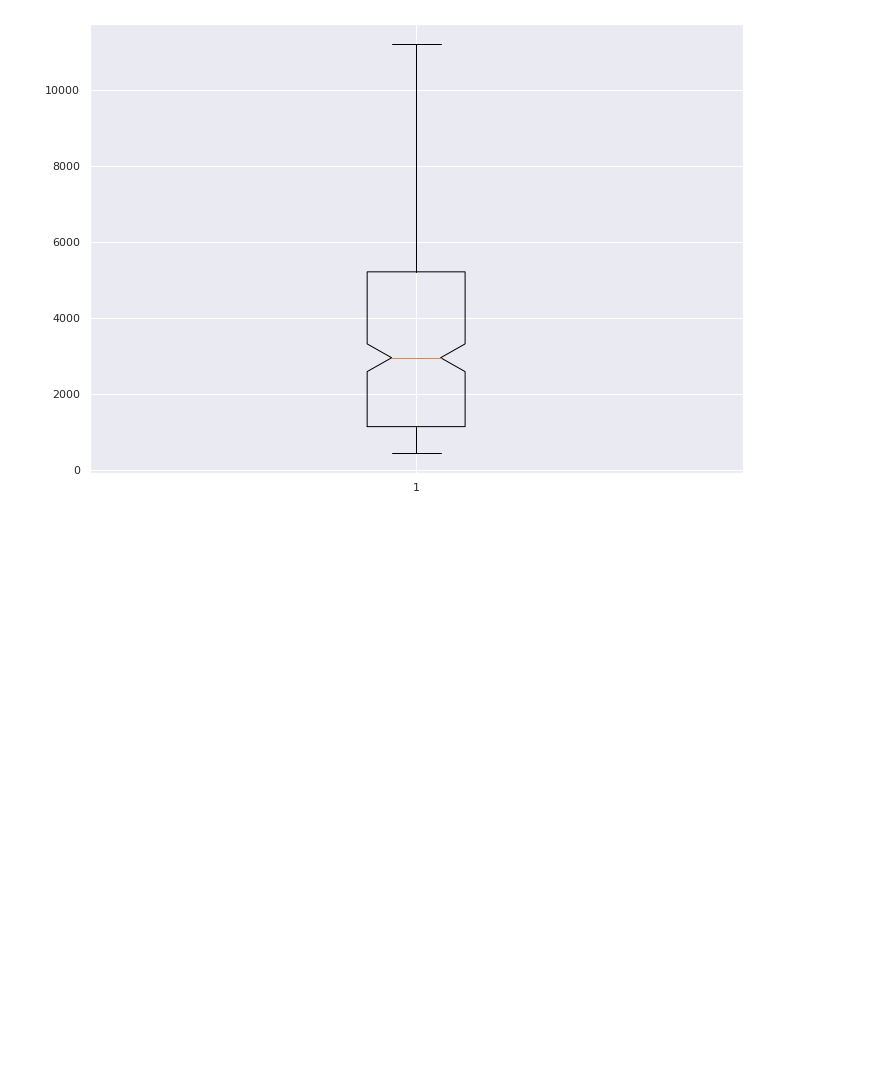
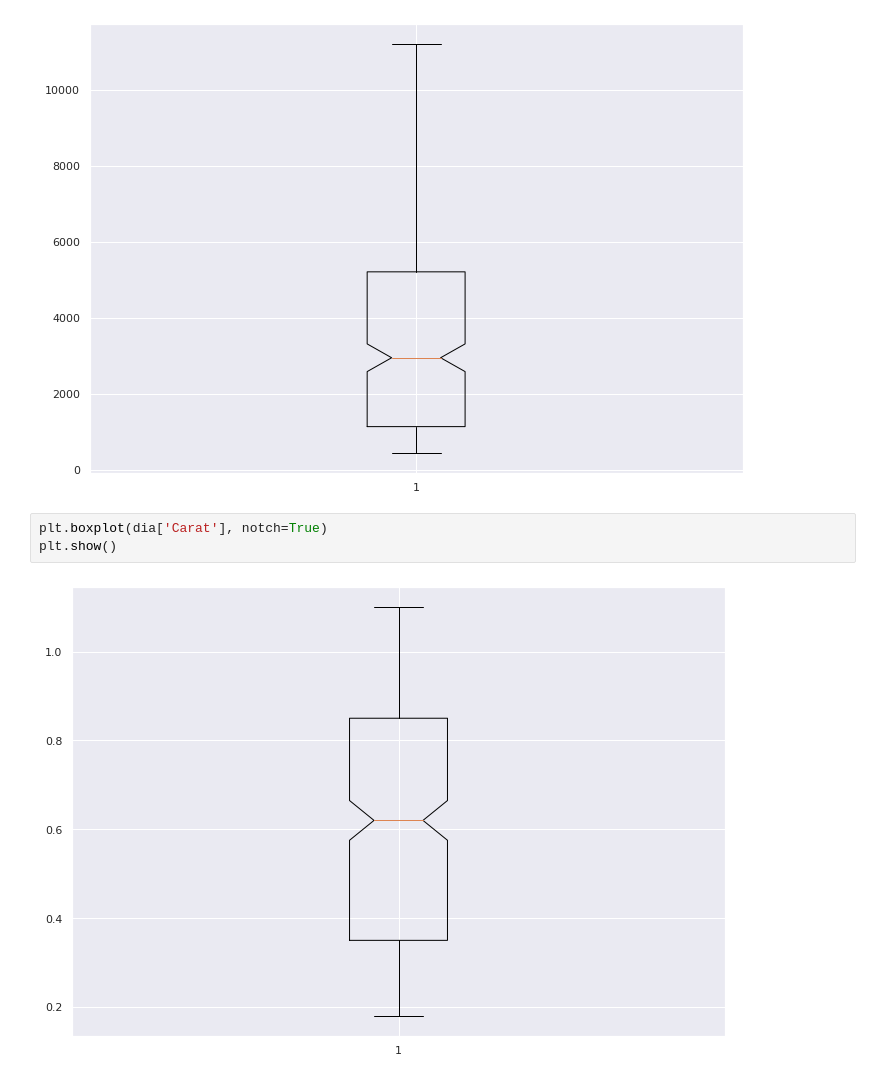
Before and after one commit to jesusej/TC1002S_A01253235, a Jupyter notebook: Mapa de calor y boxplots/heatMaps.ipynb, the cells around one changed output. Saved outputs shown, nothing was run; the diff lists cells and outputs as text; blank space fills up the shorter version.

```diff
--- a/Mapa de calor y boxplots/heatMaps.ipynb
+++ b/Mapa de calor y boxplots/heatMaps.ipynb
@@ -63,3 +62,8 @@ plt.boxplot(dia['Price ($US)'], notch=True)
 plt.show()
 # %% [output]
 [figure]
+# %%
+plt.boxplot(dia['Carat'], notch=True)
+plt.show()
+# %% [output]
+[figure, added]
```
Also changed, not shown: parts of 2 cells of this notebook, 3 other files.
